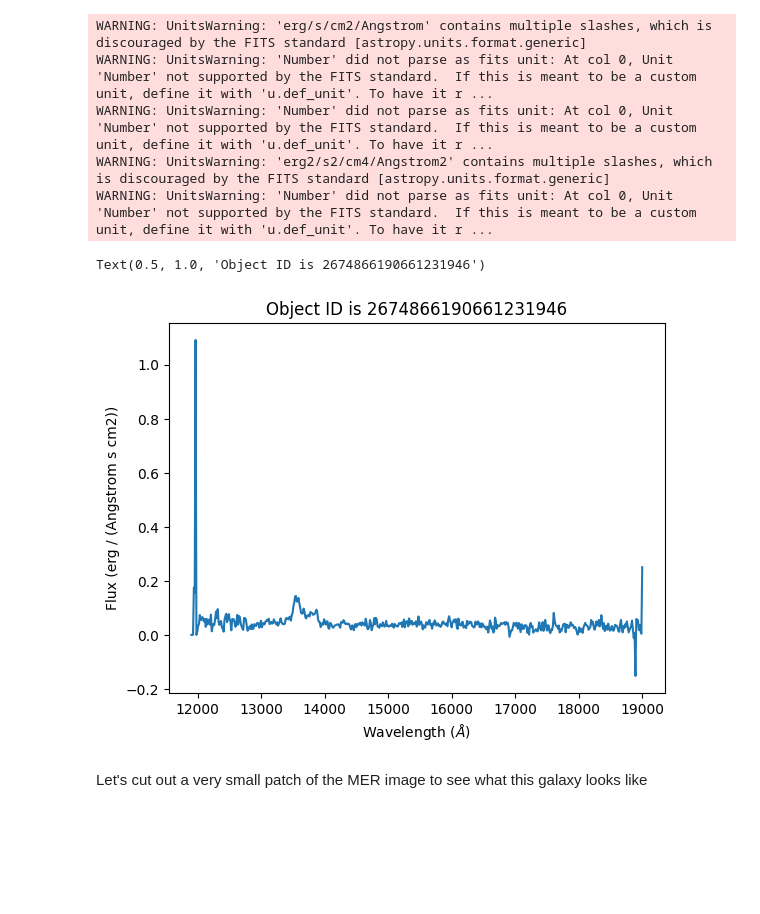
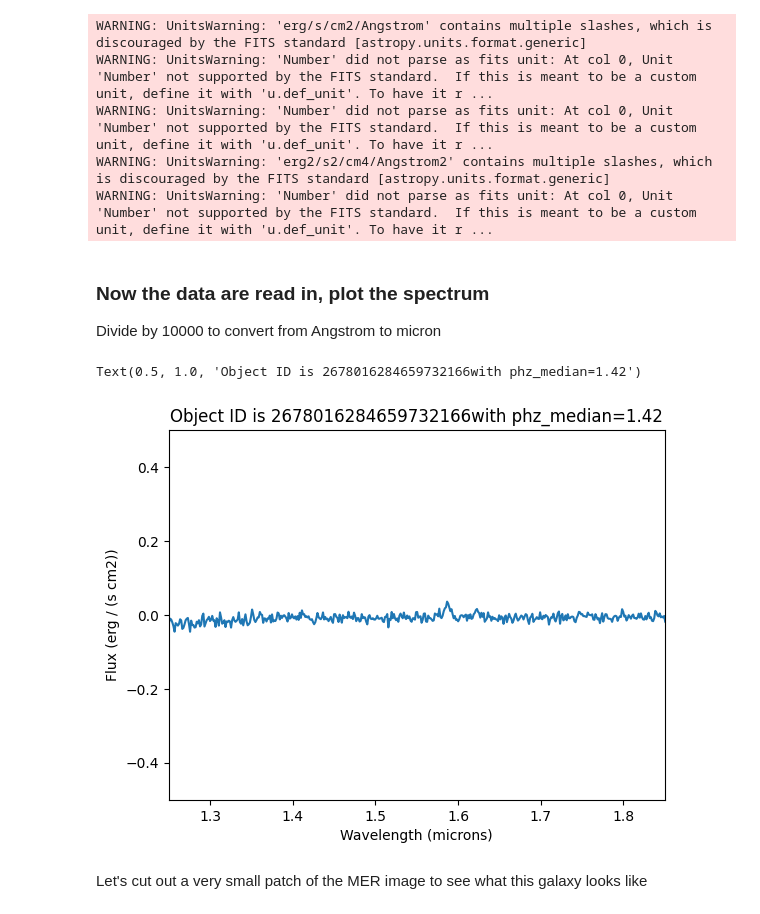
Before and after one commit to Caltech-IPAC/irsa-tutorials, a Jupyter notebook: _sources/tutorials/euclid_access/4_Euclid_intro_PHZ_catalog.ipynb, the cells around one changed output. Cells and saved outputs as stored; diff of their text form; code cells hidden in the pictures; blank space fills up the shorter version.

```diff
--- a/_sources/tutorials/euclid_access/4_Euclid_intro_PHZ_catalog.ipynb
+++ b/_sources/tutorials/euclid_access/4_Euclid_intro_PHZ_catalog.ipynb
@@ -243,0 +243,13 @@ Now you've downloaded this large file, if you would like to save it to disk, unc
+# %%
+## Use fsspec to interact with the fits file without downloading the full file
+hdu = fits.open(filename, use_fsspec=True)
+
+## Store the header
+header = hdu[0].header
+
+## Read in the cutout of the image that you want
+cutout_data = Cutout2D(hdu[0].section, position=coords_cutout, size=im_cutout, wcs=WCS(hdu[0].header))
+
+## Define a new fits file based on this smaller cutout, with accurate WCS based on the cutout size
+new_hdu = fits.PrimaryHDU(data=cutout_data.data, header=header)
+new_hdu.header.update(cutout_data.wcs.to_header())
@@ -255,5 +270,6 @@ df_g_irsa.head()
 # %%
 ## Use the WCS package to extract the coordinates from the header of the image
+head_mer_irsa=new_hdu.header
 wcs_irsa=WCS(head_mer_irsa) # VIS
 # %%
 ## Convert the catalog to match the pixels in the image
@@ -280,5 +293,5 @@ df_g_irsa
 # %% [markdown]
 Pull the spectra on the top brightest source based on object ID
 # %%
-df_g_irsa_sort=df_g_irsa.sort_values(by='flux_vis_unif',ascending=False)
+df_g_irsa_sort=df_g_irsa.sort_values(by='flux_h_unif',ascending=False)
 # %%
@@ -291,11 +304,11 @@ df_g_irsa_sort[0:3]
 # %%
-obj_id=df_g_irsa_sort['object_id'].iloc[1]
+obj_id=df_g_irsa_sort['object_id'].iloc[2]
+redshift = df_g_irsa_sort['phz_median'].iloc[2]
 
 ## Pull the data on these objects
 adql_object = f"SELECT * \
 FROM {table_1dspectra} \
-WHERE objectid = {obj_id} \
-AND uri IS NOT NULL "
+WHERE objectid = {obj_id}"
 
 ## Pull the data on this particular galaxy
 result2 = service.search(adql_object)
@@ -327,18 +340,21 @@ WARNING: UnitsWarning: 'Number' did not parse as fits unit: At col 0, Unit 'Numb
 WARNING: UnitsWarning: 'Number' did not parse as fits unit: At col 0, Unit 'Number' not supported by the FITS standard.  If this is meant to be a custom unit, define it with 'u.def_unit'. To have it r ...
 WARNING: UnitsWarning: 'erg2/s2/cm4/Angstrom2' contains multiple slashes, which is discouraged by the FITS standard [astropy.units.format.generic]
 WARNING: UnitsWarning: 'Number' did not parse as fits unit: At col 0, Unit 'Number' not supported by the FITS standard.  If this is meant to be a custom unit, define it with 'u.def_unit'. To have it r ...
+# %% [markdown]
+### Now the data are read in, plot the spectrum
+
+Divide by 10000 to convert from Angstrom to micron
 # %%
-## Now the data are read in, show an image
+plt.plot(df_obj_irsa['WAVELENGTH']/10000., df_obj_irsa['SIGNAL'])
 
-plt.plot(df_obj_irsa['WAVELENGTH'], df_obj_irsa['SIGNAL'])
-
-plt.xlabel('Wavelength ($\AA$)')
-plt.ylabel('Flux (erg / (Angstrom s cm2))')
-# plt.ylim(10,50)
-plt.title('Object ID is '+str(obj_id))
+plt.xlabel('Wavelength (microns)')
+plt.ylabel('Flux (erg / (s cm2))')
+plt.xlim(1.25, 1.85)
+plt.ylim(-0.5,0.5)
+plt.title('Object ID is '+str(obj_id)+'with phz_median='+str(redshift))
 # %% [output]
-Text(0.5, 1.0, 'Object ID is 2674866190661231946')
+Text(0.5, 1.0, 'Object ID is 2678016284659732166with phz_median=1.42')
-[figure, old version]
+[figure, new version]
 # %% [markdown]
 Let's cut out a very small patch of the MER image to see what this galaxy looks like
 # %%
```
Also changed, not shown: parts of 26 cells of this notebook, 57 other files.
